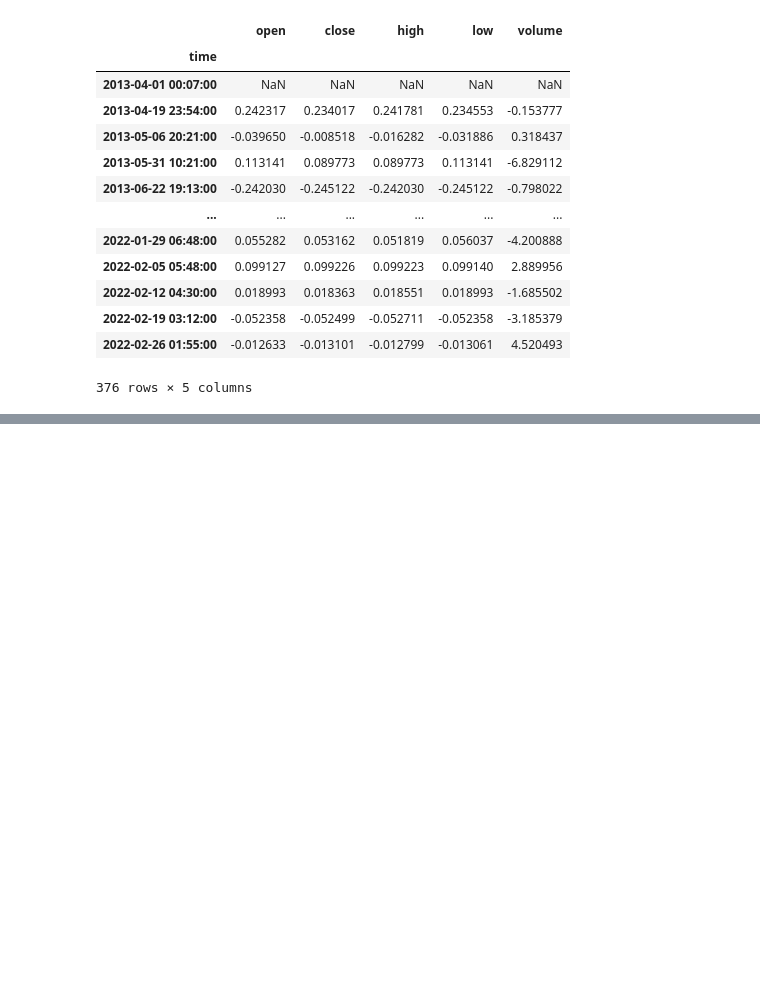
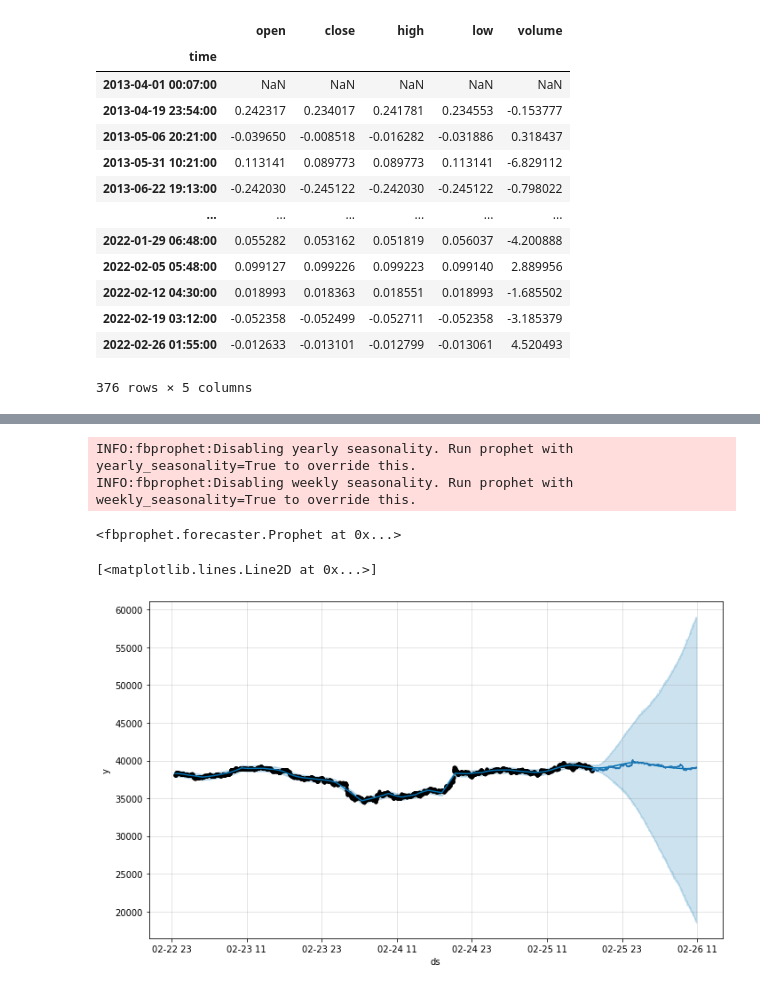
Before and after one commit to lamtrinh259/crypto_forecasting, a Jupyter notebook: notebooks/EDA.ipynb, the cells around one changed output, grey strips where cells are left out. Cells and saved outputs as stored; diff of their text form; code cells hidden in the pictures; blank space fills up the shorter version.

```diff
--- a/notebooks/EDA.ipynb
+++ b/notebooks/EDA.ipynb
@@ -194,0 +256,7 @@ fig4.show()
+# %%
+from fbprophet import Prophet
+ph = Prophet(seasonality_mode='multiplicative', interval_width=0.95,daily_seasonality=True)
+# %%
+df_fb = df [['time','close']].copy()
+df_fb = df_fb.rename(columns = {'time':'ds','close':'y'})
+df_fb.head(4)
@@ -194,0 +269,19 @@ fig4.show()
+# %%
+l = len(df_fb)
+train = df_fb.iloc[-5000:-1000]
+test = df_fb.iloc[-1000:]
+# %%
+ph.fit(train)
+# %% [output]
+INFO:fbprophet:Disabling yearly seasonality. Run prophet with yearly_seasonality=True to override this.
+INFO:fbprophet:Disabling weekly seasonality. Run prophet with weekly_seasonality=True to override this.
+<fbprophet.forecaster.Prophet at 0x...>
+# %%
+future=ph.make_future_dataframe(periods=1000,freq='min')
+forecast1=ph.predict(future)
+figure = ph.plot(forecast1)
+figure.show()
+plt.plot(test['ds'],test['y'],'r')
+# %% [output]
+[<matplotlib.lines.Line2D at 0x...>]
+[figure, added]
```
Also changed, not shown: parts of 7 cells of this notebook.
